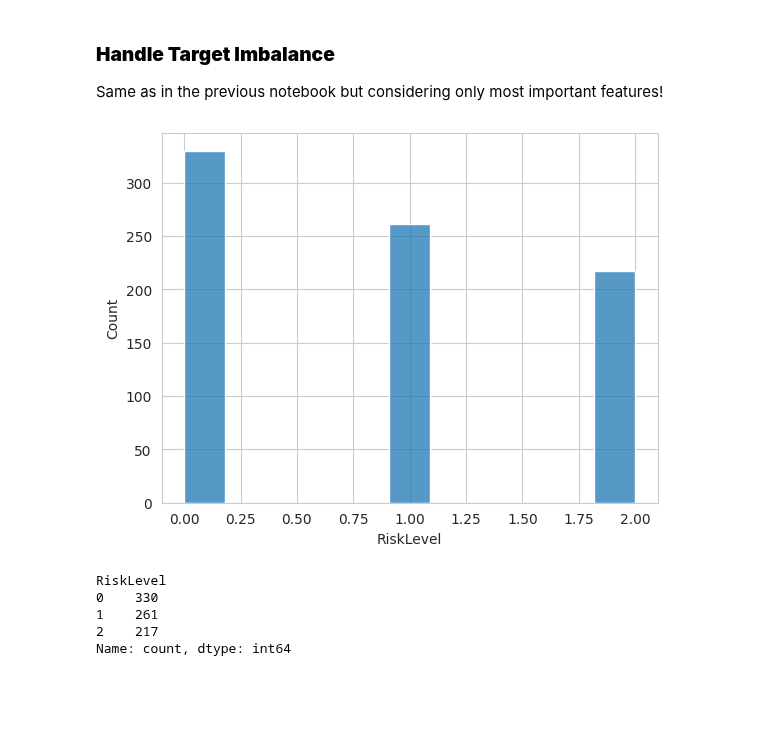
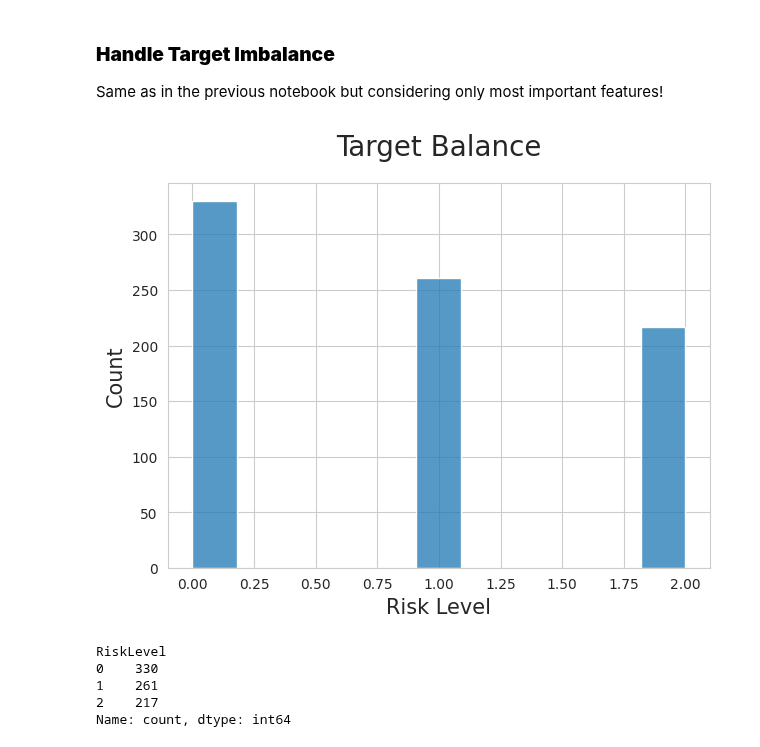
Before and after one commit to theresaabl/ML-maternal-health-risk, a Jupyter notebook: jupyter_notebooks/07-ModellingAndEvaluation-ClassificationB.ipynb, the cells around one changed output. Cells and saved outputs as stored; diff of their text form; code cells hidden in the pictures; blank space fills up the shorter version.

```diff
--- a/jupyter_notebooks/07-ModellingAndEvaluation-ClassificationB.ipynb
+++ b/jupyter_notebooks/07-ModellingAndEvaluation-ClassificationB.ipynb
@@ -294,12 +294,16 @@ print(X_train.shape, y_train.shape, X_test.shape, y_test.shape)
 ### **Handle Target Imbalance**
 
 Same as in the previous notebook but considering only most important features!
-# %%
-sns.set_style("whitegrid")
-sns.histplot(data=y_train)
-plt.show()
-# %% [output]
-[figure, removed]
+# %%
+fig_feat_balance = plt.figure(figsize=(7, 5))
+sns.set_style("whitegrid")
+ax = sns.histplot(data=y_train)
+ax.set_title("Target Balance", fontsize=20, y=1.05)
+ax.set_xlabel("Risk Level", fontsize=15)
+ax.set_ylabel("Count", fontsize=15)
+plt.show()
+# %% [output]
+[figure, added]
 # %%
 y_train.value_counts()
 # %% [output]
```
Also changed, not shown: parts of 7 cells of this notebook, 5 other files.
